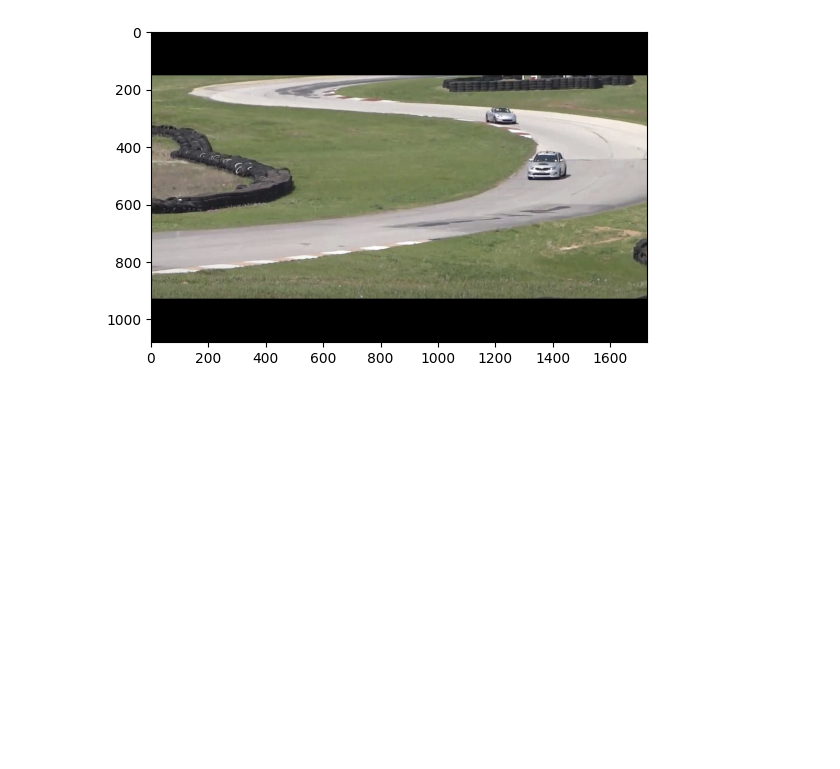
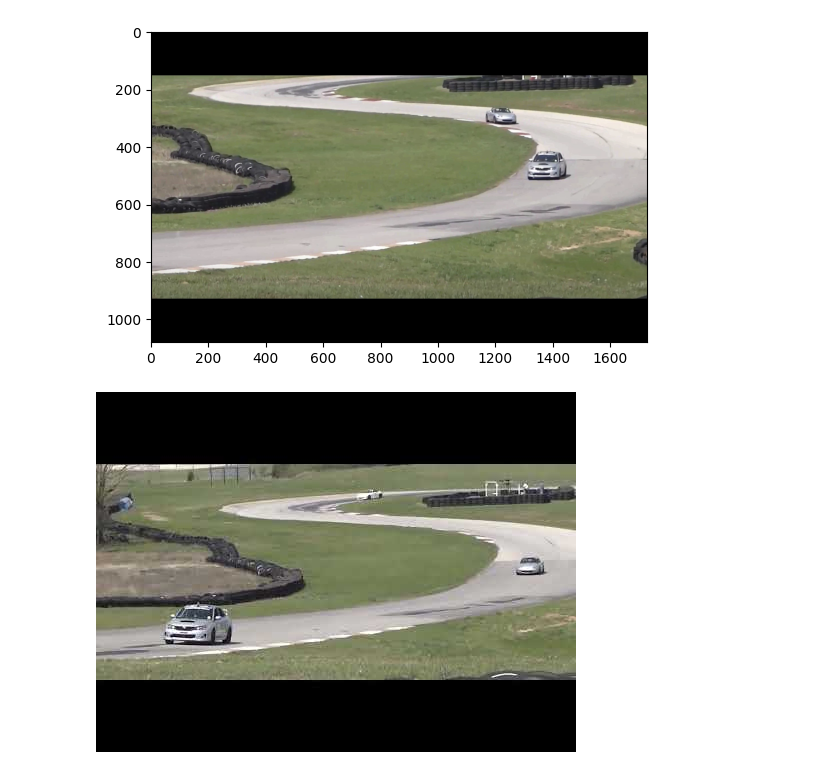
Before and after one commit to pereruannabaala/Video_Writing, a Jupyter notebook: Video_Writing.ipynb, the cells around one changed output. Cells and saved outputs as stored; diff of their text form; code cells hidden in the pictures; blank space fills up the shorter version.

Commit message:
Display video

```diff
--- a/Video_Writing.ipynb
+++ b/Video_Writing.ipynb
@@ -52,3 +54,8 @@ plt.imshow(frame[..., ::-1])
 # %% [output]
 <matplotlib.image.AxesImage at 0x...>
 [figure]
+# %%
+video = YouTubeVideo("RwxVEjv78LQ", width=700, height=438)
+display(video)
+# %% [output]
+[figure, added]
```
Also changed, not shown: parts of 1 cell of this notebook.
